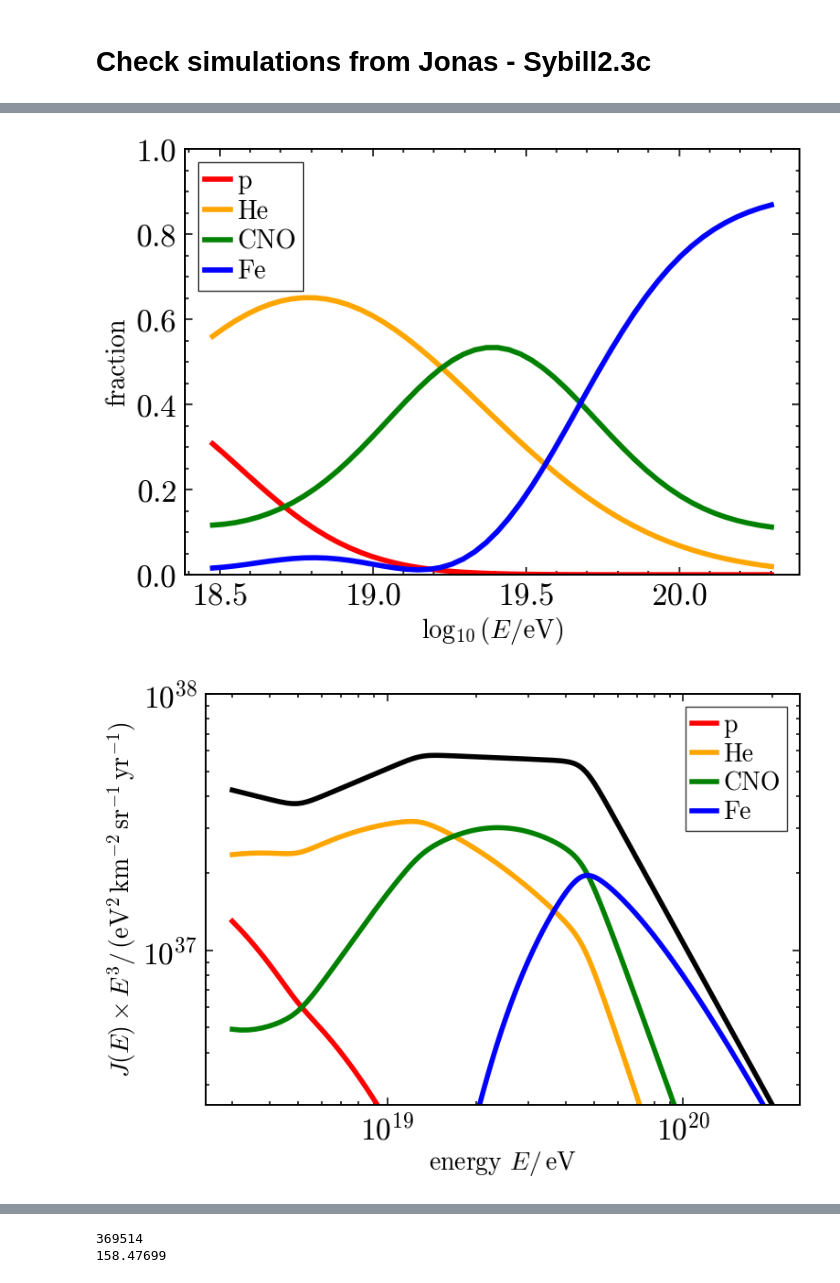
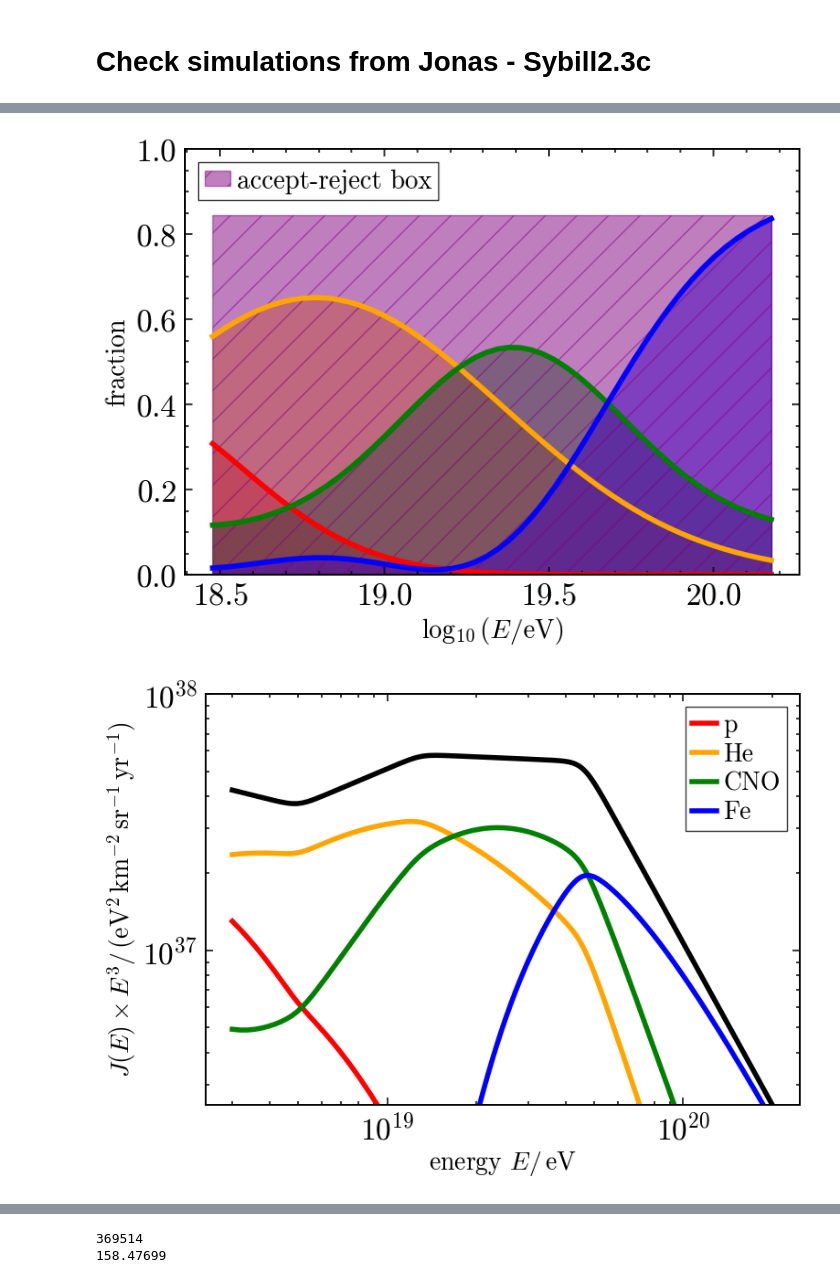
Before and after one commit to paolo-magnani/aixnet_simulations, a Jupyter notebook: sim_part1.ipynb, the cells around one changed output, grey strips where cells are left out. Cells and saved outputs as stored; diff of their text form; code cells hidden in the pictures.

```diff
--- a/sim_part1.ipynb
+++ b/sim_part1.ipynb
@@ -49,53 +62,64 @@ dd = dict_cutter(dd, data_mask)
 # %%
 mf = mass_fractions()
-ene = np.linspace(np.log10(3e18),np.log10(200e18))
+ene = np.linspace(np.log10(3e18),np.log10(150e18))
 
 plt.figure(figsize=(10,6))
 for name in names:
     if name == 'Fe':
-        plt.plot(ene, 1 - (mf.fraction_func('p', ene) + mf.fraction_func('He', ene) + mf.fraction_func('CNO', ene)), label=f'{name}', linewidth=4, color=colors[name])
+        plt.plot(ene, 1 - (mf.fraction_func('p', ene) + mf.fraction_func('He', ene) + mf.fraction_func('CNO', ene)), linewidth=4, color=colors[name])
+        plt.fill_between(ene, 0, 1 - (mf.fraction_func('p', ene) + mf.fraction_func('He', ene) + mf.fraction_func('CNO', ene)), alpha=0.5, color=colors[name])
     else:
-        plt.plot(ene, mf.fraction_func(name, ene), label=f'{name}', linewidth=4, color=colors[name])
-
+        plt.plot(ene, mf.fraction_func(name, ene), linewidth=4, color=colors[name])
+        plt.fill_between(ene, 0, mf.fraction_func(name, ene), alpha=0.5, color=colors[name])
+# plt.hlines(0.845, np.min(ene), np.max(ene), color='purple', linewidth=4, ls='--')
+# plt.hlines(0, np.min(ene), np.max(ene), color='purple', linewidth=4, ls='--')
+plt.fill_between(ene, 0, 0.845, alpha=0.5, hatch="/", ec='None', color='purple',  label='accept-reject box')
 plt.xlabel(r'$\log_{10}(E/\mathrm{eV})$')
 plt.ylabel('fraction')
 # plt.title('Mass fractions in the Auger standard mix')
 plt.ylim(0, 1)
-plt.legend()
+plt.legend(loc='upper left')
 plt.show()
 
 es = energy_spectrum()
 ene2 = np.linspace((3e18),(200e18), 1000)
 ene3 = np.log10(ene2)
 
 plt.figure(figsize=(10,6))
 for name in names:
     if name == 'Fe':
         func = es.spectrum_func(ene2)*np.power(ene2, 3)*(1 - (mf.fraction_func('p', ene3) + mf.fraction_func('He', ene3) + mf.fraction_func('CNO', ene3)))
         plt.plot(ene2, func, label=f'{name}', linewidth=4, color=colors[name])
     else:
         func = es.spectrum_func(ene2)*np.power(ene2, 3)*mf.fraction_func(name, ene3)
         plt.plot(ene2, func, label=f'{name}', linewidth=4, color=colors[name])
 plt.plot(ene2, es.spectrum_func(ene2)*np.power(ene2, 3), color='k', linewidth=4)
 plt.xlabel(r'energy $E / \, \mathrm{eV}$')
 plt.ylabel(r'$J(E)\times E^3 / \, \mathrm{(eV^2\, km^{-2} \, sr^{-1} \, yr^{-1})}$')
 # plt.title('Energy spectrum')
 plt.xscale('log')
 plt.yscale('log')
 plt.ylim(np.min(es.spectrum_func(ene2)*np.power(ene2, 3)), 1e38)
 plt.legend()
 plt.show()
 
+
+xx = ene2[ene2>8e18]
 plt.figure(figsize=(10,6))
-plt.plot(ene2, es.spectrum_func(ene2), color='k', linewidth=4)
-plt.xlabel(r'energy $E / \, \mathrm{eV}$')
-plt.ylabel(r'$J(E) / \, \mathrm{(eV^{-1}\, km^{-2} \, sr^{-1} \, yr^{-1})}$')
+plt.plot(np.log10(ene2), es.spectrum_func(ene2)*ene2, color='k', linewidth=4, label=r'spectrum$\times E$')
+plt.fill_between(np.log10(ene2), 0, es.spectrum_func(ene2)*ene2, color='k', ec='None')
+plt.fill_between(np.log10(xx), 0, es.spectrum_func(8e18)*8e18, color='blue' ,label='new accept-reject box',  ec='None', alpha=0.5, hatch=' \ ')
+# plt.hlines(np.max(es.spectrum_func(ene2)*ene2), np.log10(np.min(ene2)), np.log10(np.max(ene2)), color='purple', linewidth=4, ls='--')
+# plt.hlines(np.min(es.spectrum_func(ene2)*ene2),  np.log10(np.min(ene2)), np.log10(np.max(ene2)), color='purple', linewidth=4, ls='--')
+# plt.fill_between(np.log10(ene2), np.min(es.spectrum_func(ene2)*ene2), np.max(es.spectrum_func(ene2)*ene2), alpha=0.5, hatch="/", ec='None', color='purple', label='accept-reject box')
+plt.xlabel(r'$\log_{10}(E/\mathrm{eV})$')
+plt.ylabel(r'$\mathrm{km^{-2} \, sr^{-1} \, yr^{-1}}$')
 # plt.title('Energy spectrum')
-plt.xscale('log')
-plt.yscale('log')
+#plt.xscale('log')
+#plt.yscale('log')
 # plt.ylim(np.min(es.spectrum_func(ene2)*np.power(ene2, 3)), 1e38)
-plt.legend()
+plt.legend(loc='upper right')
 plt.show()
 # %% [output]
-[figure, old version]
+[figure, new version]
 [figure]
```
Also changed, not shown: parts of 5 cells of this notebook, 4 other files.
